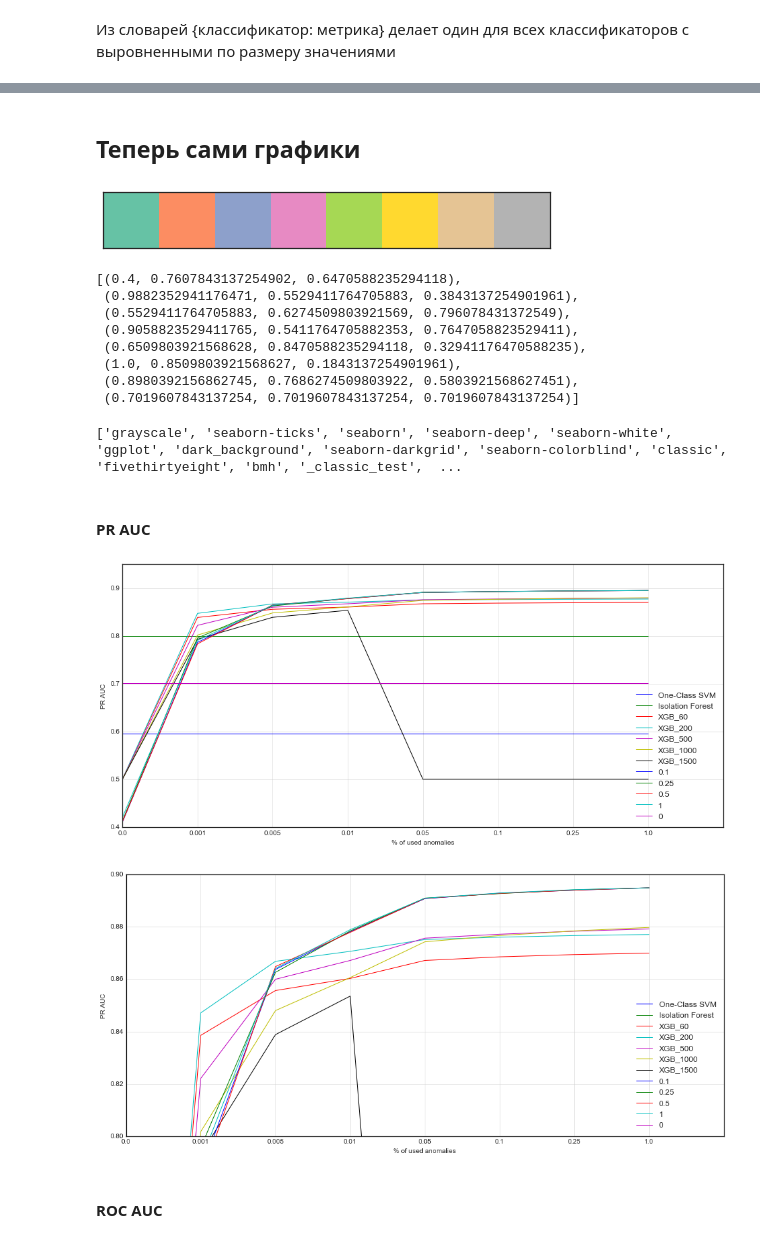
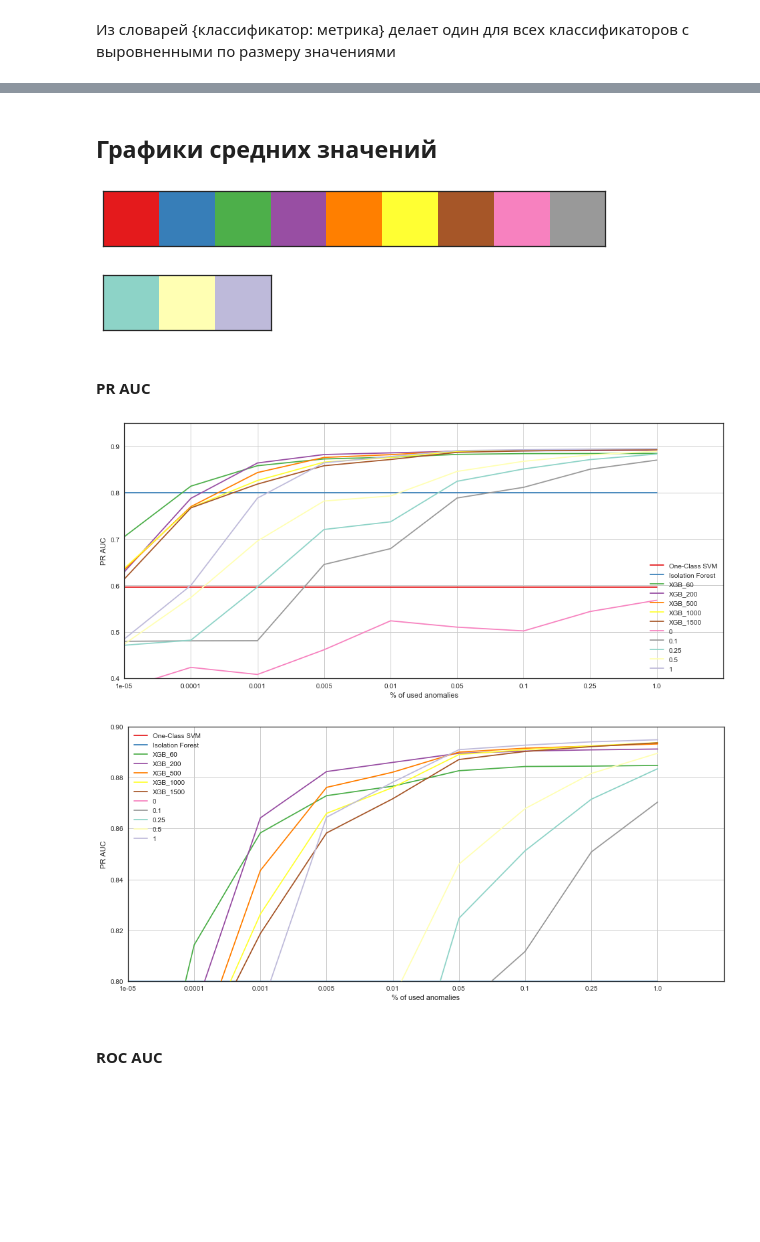
Before and after one commit to HSE-LAMBDA/one_plus_e, a Jupyter notebook: experiments/susy/susy_plot.ipynb, the cells around one changed output, grey strips where cells are left out. Cells and saved outputs as stored; diff of their text form; code cells hidden in the pictures; blank space fills up the shorter version.

Commit message:
Reevaluate metrics for xgb and (1+e) with balanced data. Add graphics with percentiles.

```diff
--- a/experiments/susy/susy_plot.ipynb
+++ b/experiments/susy/susy_plot.ipynb
@@ -201,12 +187,13 @@ def init_unsupervised(metrics_path):
     metrics = load_metrics(metrics_path)
     unsupervised_pr_aucs = metrics['unsupervised_pr_aucs']
     unsupervised_roc_aucs = metrics['unsupervised_roc_aucs']
-    unsupervised_p_at_n = metrics['unsupervised_p_at_n']
+#     unsupervised_p_at_n = metrics['unsupervised_p_at_n']
     unsupervised_p_at_r = metrics['unsupervised_p_at_r']
-    return unsupervised_pr_aucs, unsupervised_roc_aucs, unsupervised_p_at_n, unsupervised_p_at_r
+    return unsupervised_pr_aucs, unsupervised_roc_aucs, unsupervised_p_at_r
 # %%
 metrics_path = './metrics/unsupervised/'
-unsupervised_pr_aucs, unsupervised_roc_aucs, unsupervised_p_at_n, unsupervised_p_at_r = init_unsupervised(metrics_path)
+# unsupervised_pr_aucs, unsupervised_roc_aucs, unsupervised_p_at_n, unsupervised_p_at_r = init_unsupervised(metrics_path)
+unsupervised_pr_aucs, unsupervised_roc_aucs, unsupervised_p_at_r = init_unsupervised(metrics_path)
 # %% [markdown]
 #### Построим графики
 # %% [markdown]
@@ -228,4 +210,0 @@ P@n:[10, 100, 200, 500, 1000, 2000, 5000] для One-Class SVM и Isolation Fore
-# %%
-for k in unsupervised_p_at_n.keys():
-    metric_boxplot(unsupervised_p_at_n[k], ylabel='P@n_' + str(k), ylim=(0.75, 0.95))
-    plt.show()
@@ -259,7 +230,6 @@ def init_ours(metrics_path):
     metrics = load_metrics(metrics_path)
     ours_pr_aucs = metrics['ours_pr_aucs']
     ours_roc_aucs = metrics['ours_roc_aucs']
-    ours_p_at_n = metrics['ours_p_at_n']
     ours_p_at_r = metrics['ours_p_at_r']
     return ours_pr_aucs, ours_roc_aucs, ours_p_at_n, ours_p_at_r
 # %% [markdown]
@@ -536,5 +437,5 @@ p_at_r_s = {}
 for key in ours_p_at_r.keys():
     p_at_r_s[key] = create_metrics_dict_by_clf(
         unsupervised_p_at_r[key], supervised_p_at_r[key], ours_p_at_r[key], fraction_of_negative_used)
-# %% [markdown]
-## Теперь сами графики
+# %% [markdown]
+##  Графики средних значений
@@ -541,4 +444,4 @@ for key in ours_p_at_r.keys():
 # %%
-sns.palplot(sns.color_palette("Set2", len(fraction_of_negative_used)))
+sns.palplot(sns.color_palette("Set1", len(all_methods[:9])))
 # %% [output]
-[figure, old version]
+[figure, new version]
@@ -547,15 +448,4 @@ cmap = sns.color_palette("Set2", len(fraction_of_negative_used))
 # %%
-sns.color_palette("Set2", len(fraction_of_negative_used))
+sns.palplot(sns.color_palette("Set3", len(all_methods[9:])))
 # %% [output]
-[(0.4, 0.7607843137254902, 0.6470588235294118),
- (0.9882352941176471, 0.5529411764705883, 0.3843137254901961),
- (0.5529411764705883, 0.6274509803921569, 0.796078431372549),
- (0.9058823529411765, 0.5411764705882353, 0.7647058823529411),
- (0.6509803921568628, 0.8470588235294118, 0.32941176470588235),
- (1.0, 0.8509803921568627, 0.1843137254901961),
- (0.8980392156862745, 0.7686274509803922, 0.5803921568627451),
- (0.7019607843137254, 0.7019607843137254, 0.7019607843137254)]
+[figure, added]
-# %%
-print(plt.style.available)
-# %% [output]
-['grayscale', 'seaborn-ticks', 'seaborn', 'seaborn-deep', 'seaborn-white', 'ggplot', 'dark_background', 'seaborn-darkgrid', 'seaborn-colorblind', 'classic', 'fivethirtyeight', 'bmh', '_classic_test',  ...
@@ -581,13 +473,13 @@ def plot_for_comparison(metrics_dict, ylabel="PR AUC", y_lim=(0.3, 1.0), cmap=No
 # %% [markdown]
 #### PR AUC
 # %%
-plot_for_comparison(pr_s, ylabel="PR AUC", y_lim=(0.4, 0.95), cmap=None)
+plot_for_comparison(pr_s, ylabel="PR AUC", y_lim=(0.4, 0.95), cmap=cmap)
 # %% [output]
-[figure, old version]
+[figure, new version]
 # %%
-plot_for_comparison(pr_s, ylabel="PR AUC", y_lim=(0.8, 0.9), cmap=None)
+plot_for_comparison(pr_s, ylabel="PR AUC", y_lim=(0.8, 0.9), cmap=cmap)
 # %% [output]
-[figure, old version]
+[figure, new version]
 # %% [markdown]
 #### ROC AUC
 # %%
```
Also changed, not shown: parts of 69 cells of this notebook, 42 other files.
